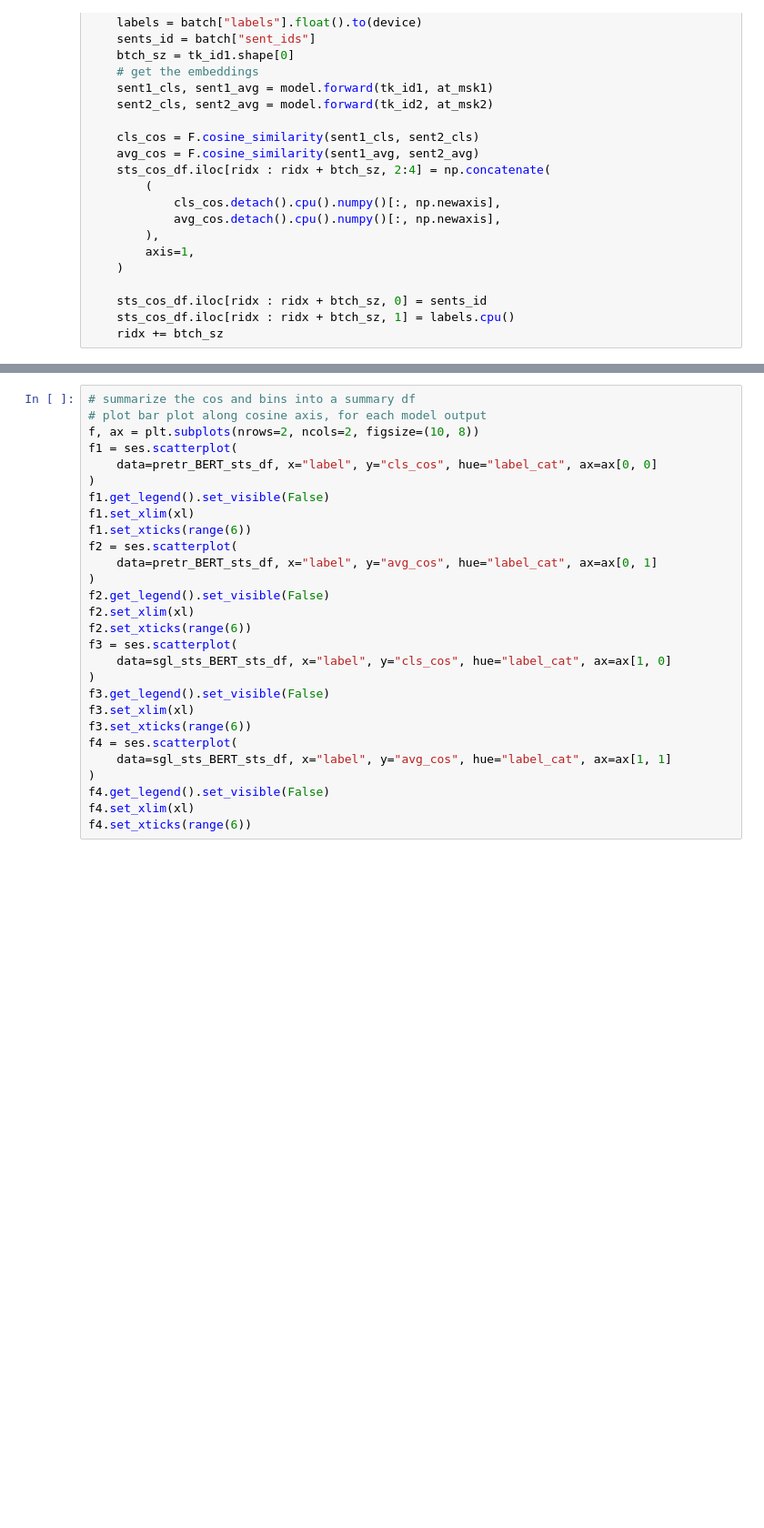
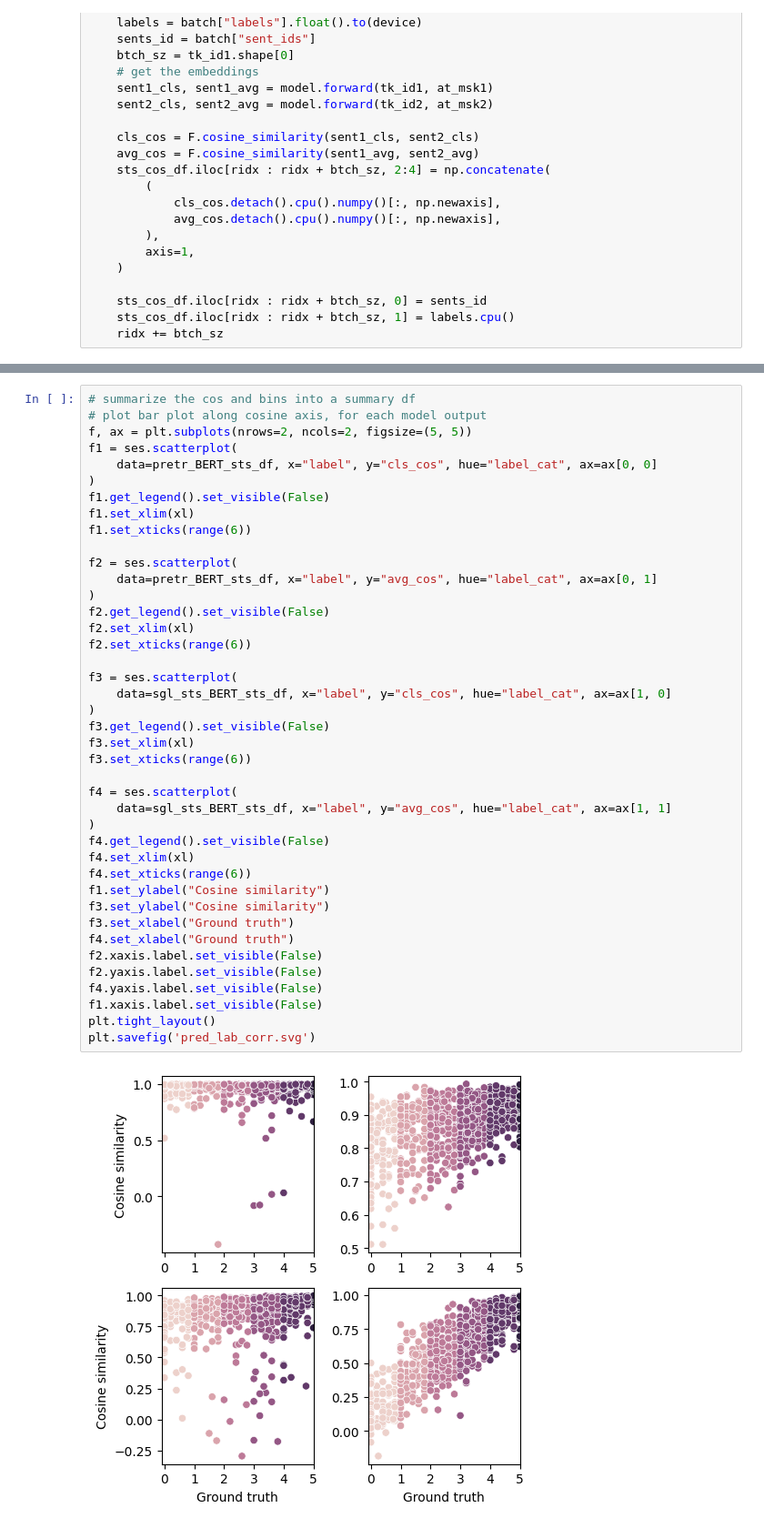
Before and after one commit to hsingchien/CS224N_FP, a Jupyter notebook: analysis_script.ipynb, the cells around one changed output, grey strips where cells are left out. Shown: that part at 91% size. Cells and saved outputs as stored; diff of their text form; blank space fills up the shorter version.

```diff
--- a/analysis_script.ipynb
+++ b/analysis_script.ipynb
@@ -200,31 +241,46 @@ ax.set_xticks(range(6))
 # %%
 # summarize the cos and bins into a summary df
 # plot bar plot along cosine axis, for each model output
-f, ax = plt.subplots(nrows=2, ncols=2, figsize=(10, 8))
+f, ax = plt.subplots(nrows=2, ncols=2, figsize=(5, 5))
 f1 = ses.scatterplot(
     data=pretr_BERT_sts_df, x="label", y="cls_cos", hue="label_cat", ax=ax[0, 0]
 )
 f1.get_legend().set_visible(False)
 f1.set_xlim(xl)
 f1.set_xticks(range(6))
+
 f2 = ses.scatterplot(
     data=pretr_BERT_sts_df, x="label", y="avg_cos", hue="label_cat", ax=ax[0, 1]
 )
 f2.get_legend().set_visible(False)
 f2.set_xlim(xl)
 f2.set_xticks(range(6))
+
 f3 = ses.scatterplot(
     data=sgl_sts_BERT_sts_df, x="label", y="cls_cos", hue="label_cat", ax=ax[1, 0]
 )
 f3.get_legend().set_visible(False)
 f3.set_xlim(xl)
 f3.set_xticks(range(6))
+
 f4 = ses.scatterplot(
     data=sgl_sts_BERT_sts_df, x="label", y="avg_cos", hue="label_cat", ax=ax[1, 1]
 )
 f4.get_legend().set_visible(False)
 f4.set_xlim(xl)
 f4.set_xticks(range(6))
+f1.set_ylabel("Cosine similarity")
+f3.set_ylabel("Cosine similarity")
+f3.set_xlabel("Ground truth")
+f4.set_xlabel("Ground truth")
+f2.xaxis.label.set_visible(False)
+f2.yaxis.label.set_visible(False)
+f4.yaxis.label.set_visible(False)
+f1.xaxis.label.set_visible(False)
+plt.tight_layout()
+plt.savefig('pred_lab_corr.svg')
+# %% [output]
+[figure, added]
 # %%
 # plot the delta cos similarity
 sgl_sts_BERT_sts_df["dcos_cls"] = (
```
Also changed, not shown: parts of 4 cells of this notebook, 15 other files.
